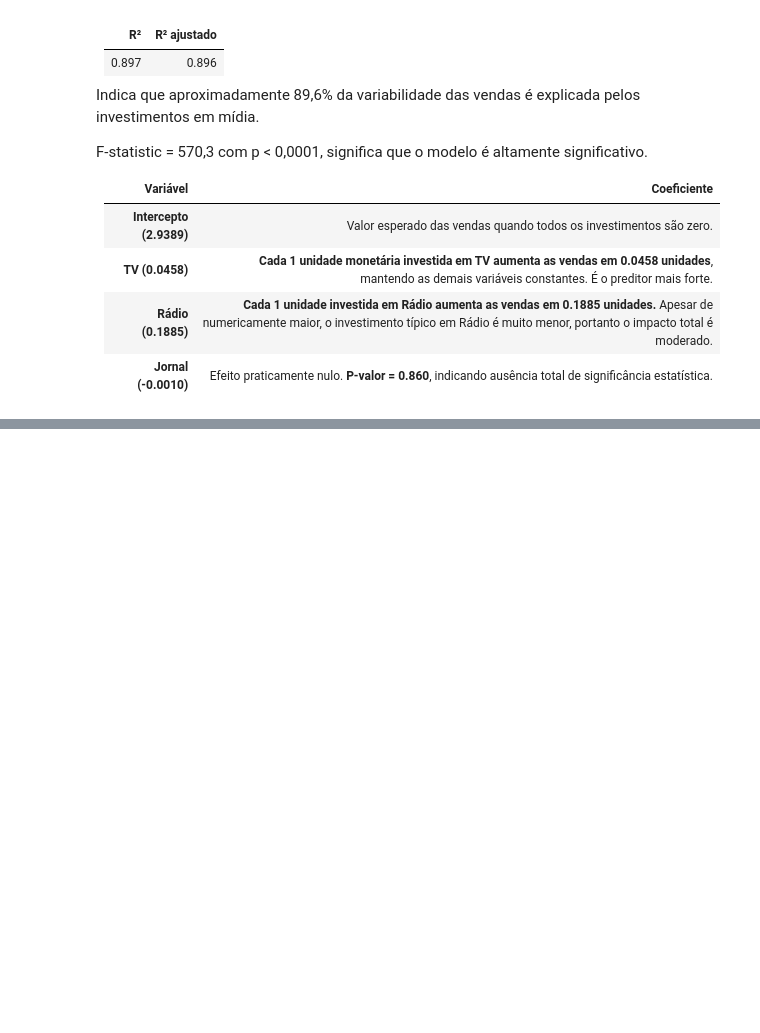
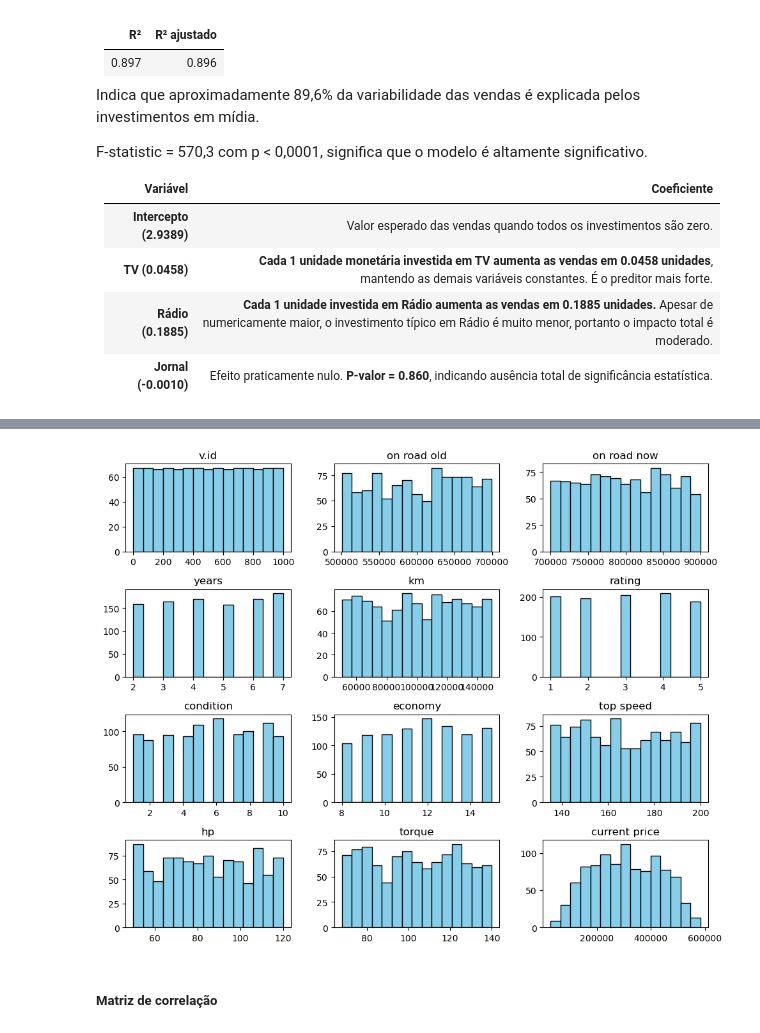
Before and after one commit to Math013/pos-graduacao, a Jupyter notebook: TécnicasAmostragemRegressãoLinear/Lista2-Python.ipynb, the cells around one changed output, grey strips where cells are left out. Cells and saved outputs as stored; diff of their text form; code cells hidden in the pictures; blank space fills up the shorter version.

```diff
--- a/TécnicasAmostragemRegressãoLinear/Lista2-Python.ipynb
+++ b/TécnicasAmostragemRegressãoLinear/Lista2-Python.ipynb
@@ -213,0 +298,9 @@ F-statistic = 570,3 com p < 0,0001, significa que o modelo é altamente signific
+# %%
+# Histograma das variáveis
+base.hist(bins=15, figsize=(10,8), grid=False, color='skyblue', edgecolor='black')
+plt.tight_layout()
+plt.show()
+# %% [output]
+[figure, added]
+# %% [markdown]
+##### Matriz de correlação
```
Also changed, not shown: parts of 42 cells of this notebook, 20 other files.
